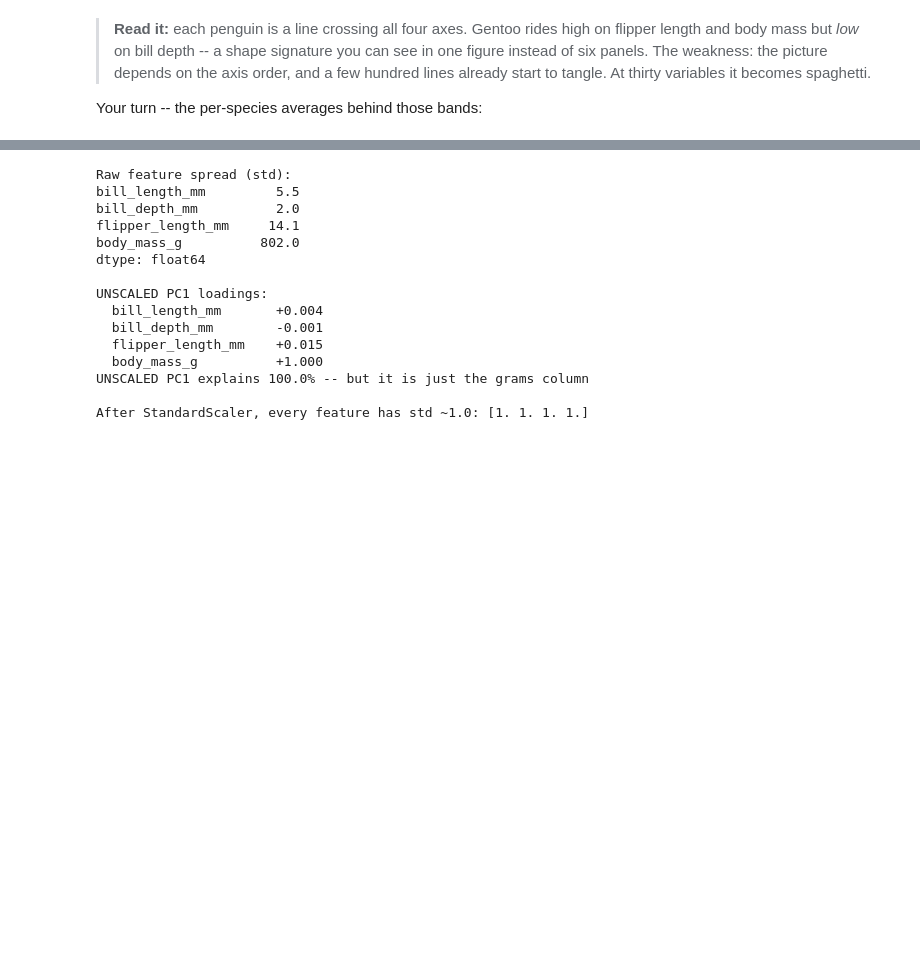
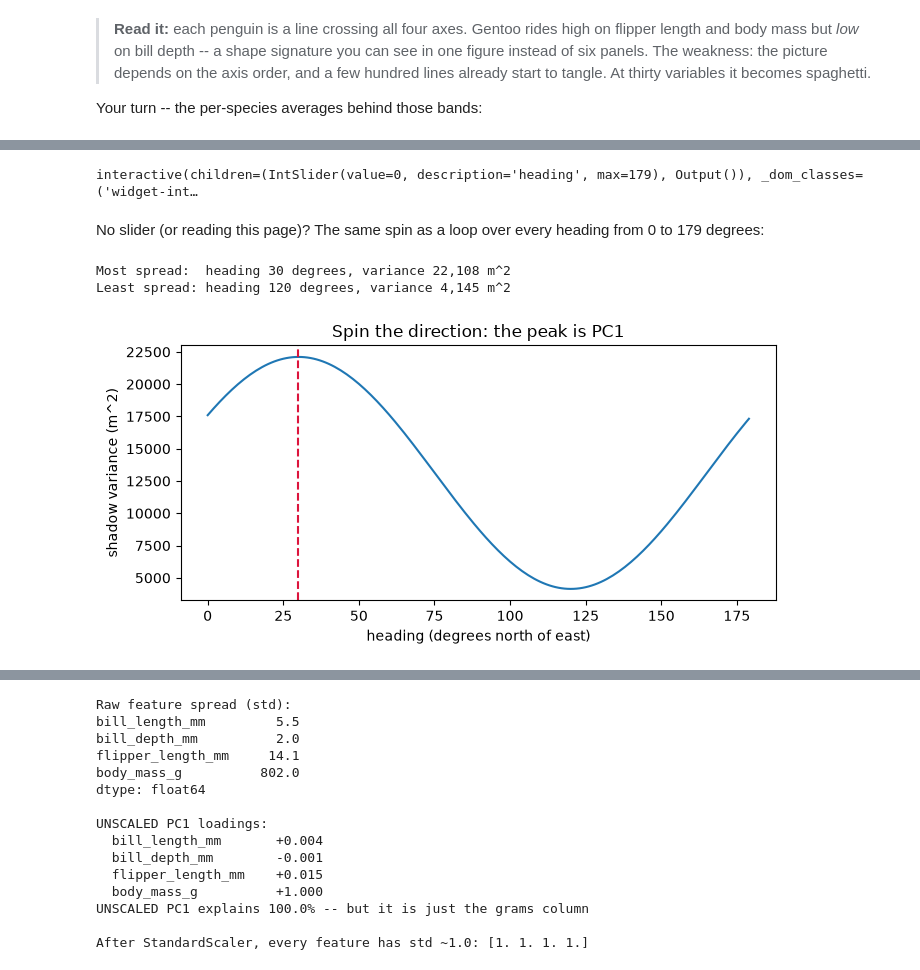
Before and after one commit to devomh/cdat4001-2026, a Jupyter notebook: u05_visualization/l20_lab_penguins_pca.ipynb, the cells around one changed output, grey strips where cells are left out. Saved outputs shown, nothing was run; the diff lists cells and outputs as text; code cells hidden in the pictures; blank space fills up the shorter version.

```diff
--- a/u05_visualization/l20_lab_penguins_pca.ipynb
+++ b/u05_visualization/l20_lab_penguins_pca.ipynb
@@ -196,0 +257,21 @@ wildly different number ranges:
+# %%
+S = stores.to_numpy()        # (82, 3): east, north, height in meters
+pca_s = PCA().fit(S)         # same units everywhere: no standardizing
+center = pca_s.mean_         # the centroid: the average store
+
+fig = go.Figure(go.Scatter3d(
+    x=S[:, 0], y=S[:, 1], z=S[:, 2], mode="markers",
+    marker=dict(size=3, color=S[:, 2], colorscale="Viridis")))
+# every arrow is 150 m long: the components are unit directions
+for i, color in enumerate(["crimson", "darkorange", "purple"]):
+    tip = center + 150 * pca_s.components_[i]
+    fig.add_trace(go.Scatter3d(
+        x=[center[0], tip[0]], y=[center[1], tip[1]],
+        z=[center[2], tip[2]], mode="lines+text",
+        text=["", f"PC{i + 1}"], line=dict(color=color, width=8)))
+fig.update_layout(height=500, showlegend=False,
+                  scene=dict(aspectmode="data",
+                             xaxis_title="east (m)",
+                             yaxis_title="north (m)",
+                             zaxis_title="height (m)"))
+fig.show()
@@ -196,0 +366,57 @@ wildly different number ranges:
+# %%
+centered_map = S[:, :2] - center[:2]     # east, north, centered
+
+
+def spin(heading=0):
+    t = np.radians(heading)
+    d = np.array([np.cos(t), np.sin(t)])     # unit direction
+    shadows = centered_map @ d
+    # each shadow as a point on the line, to draw it
+    feet = np.column_stack([shadows * d[0], shadows * d[1]])
+    fig, ax = plt.subplots(figsize=(6, 4.5))
+    ax.scatter(centered_map[:, 0], centered_map[:, 1], s=10,
+               color="gray")
+    ax.scatter(feet[:, 0], feet[:, 1], s=10, color="crimson")
+    ax.plot([-350 * d[0], 350 * d[0]], [-350 * d[1], 350 * d[1]],
+            color="crimson")
+    ax.set_aspect("equal")
+    ax.set_title(f"heading {heading} deg: shadow variance "
+                 f"{shadows.var():,.0f} m^2")
+    plt.show()
+
+
+# interact() builds a slider from (min, max, step).
+# The ; stops Jupyter from also printing interact's return value.
+interact(spin, heading=(0, 179, 1));
+# %% [output]
+interactive(children=(IntSlider(value=0, description='heading', max=179), Output()), _dom_classes=('widget-int…
+# %% [markdown]
+No slider (or reading this page)? The same spin as a loop over every
+heading from 0 to 179 degrees:
+# %%
+headings = np.arange(0, 180)
+spread = []
+for h in headings:
+    t = np.radians(h)
+    d = np.array([np.cos(t), np.sin(t)])
+    spread.append((centered_map @ d).var())
+spread = np.array(spread)
+best = int(headings[spread.argmax()])
+least = int(headings[spread.argmin()])
+print(f"Most spread:  heading {best} degrees, "
+      f"variance {spread.max():,.0f} m^2")
+print(f"Least spread: heading {least} degrees, "
+      f"variance {spread.min():,.0f} m^2")
+
+plt.figure(figsize=(7, 3.5))
+plt.plot(headings, spread)
+plt.axvline(best, color="crimson", linestyle="--")
+plt.xlabel("heading (degrees north of east)")
+plt.ylabel("shadow variance (m^2)")
+plt.title("Spin the direction: the peak is PC1")
+plt.tight_layout()
+plt.show()
+# %% [output]
+Most spread:  heading 30 degrees, variance 22,108 m^2
+Least spread: heading 120 degrees, variance 4,145 m^2
+[figure, added]
```
Also changed, not shown: parts of 26 cells of this notebook, 4 other files.
